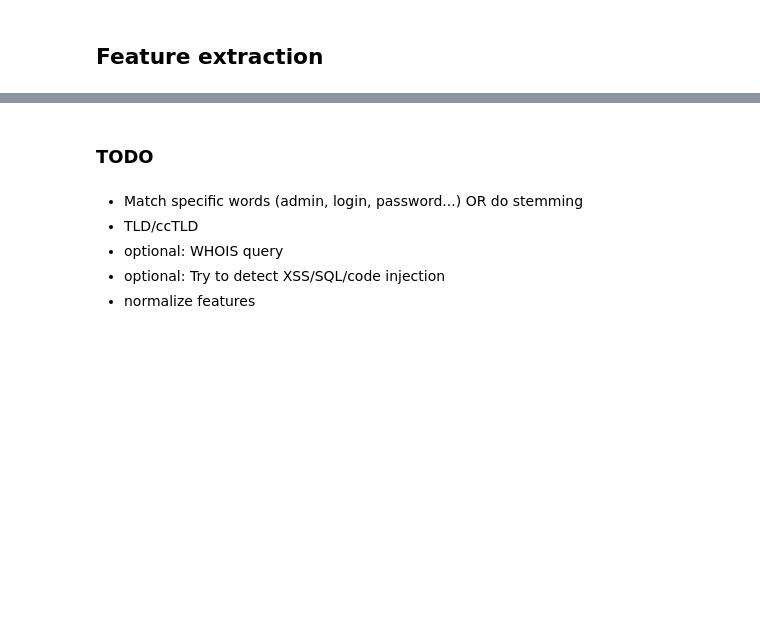
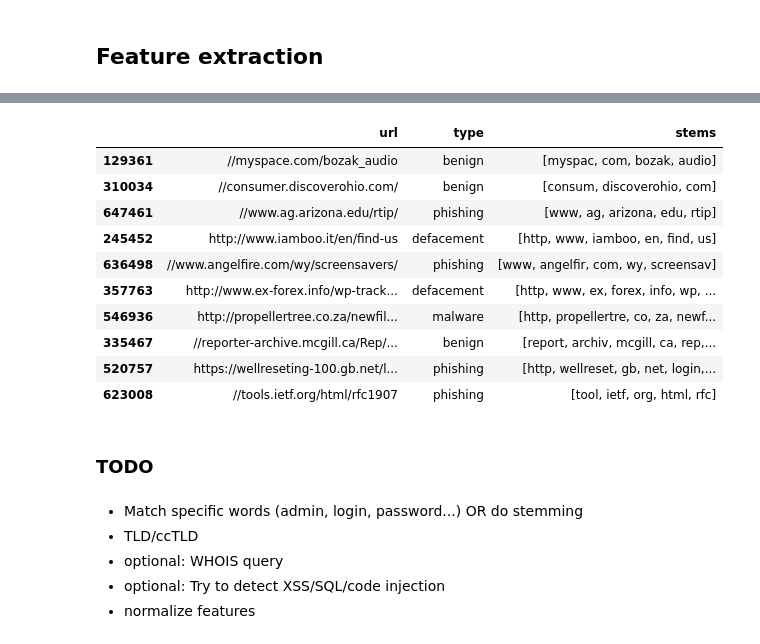
Before and after one commit to Metalcape/url-classifier, a Jupyter notebook: url-classifier.ipynb, the cells around one changed output, grey strips where cells are left out. Drawn from its saved outputs; the diff is of its cells as text; code cells hidden in the pictures; blank space fills up the shorter version.

Commit message:
Feature extraction

```diff
--- a/url-classifier.ipynb
+++ b/url-classifier.ipynb
@@ -273,6 +273,7 @@ df.query('type != "benign"').describe(include='all')
 | max | NaN | NaN | NaN | 1779.000000 | NaN | NaN | NaN | NaN | NaN | NaN | ... |
 # %%
 import ipaddress
+import tldextract as tldx
 
 def is_ip(url):
     try:
@@ -281,9 +282,16 @@ def is_ip(url):
         return False
     return str(ip) == url
 
+def count_subdomains(hostname, has_ip):
+    if has_ip:
+        return 0
+    else:
+        ext = tldx.extract(hostname)
+        return len(ext.subdomain.split('.'))
+
 df['hostname_lenght'] = df['hostname'].apply(lambda x: len(str(x)))
-
 df['has_ip'] = df['hostname'].apply(lambda x: is_ip(str(x)))
+df['num_subdomains'] = df.apply(lambda row: count_subdomains(row['hostname'], row['has_ip']), axis=1)
 
 df.query(expr='has_ip == True').describe(include='all')
 # %% [output]
@@ -342,6 +350,8 @@ df.query('is_shortener == True').describe(include='all')
 | max | NaN | NaN | NaN | 386.000000 | NaN | NaN | NaN | NaN | NaN | NaN | ... |
 # %%
 df['is_https'] =df['protocol'].apply(lambda x: str(x) == 'https')
-df.drop('protocol', axis=1, inplace=True)
-df.sample(10)
+df['is_abnormal_url'] = df['protocol'].apply(lambda x: str(x) == '')
+df['has_fragment'] = df['fragment'].apply(lambda x: str(x) != '')
+
+df.describe(include='all')
 # %% [output]
@@ -359,2 +370,0 @@ df.sample(10)
-# %%
-df.drop('fragment', axis=1, inplace=True)
@@ -375,0 +371,27 @@ df.describe(include='all')
+# %%
+import nltk
+
+nltk.download('stopwords')
+nltk.download('punkt')
+
+stopwords = set(nltk.corpus.stopwords.words('english'))
+stemmer = nltk.PorterStemmer()
+
+df_stem = pd.DataFrame(df[['url', 'type']])
+
+def extract_words(url):
+    url = re.sub('[^a-zA-Z ]', ' ', url)
+    url = re.sub(' +', ' ', url)
+    words = url.split(' ')
+    words = list(filter(None, words))
+    return words
+
+def stem(url):
+    tokens = extract_words(url)
+    if len(tokens) > 2:
+        return [stemmer.stem(w) for w in tokens if w not in stopwords]
+    return []
+
+df_stem['stems'] = df_stem['url'].apply(stem)
+df_stem.sample(10)
+# %% [output]
@@ -376,3 +404,14 @@ df.describe(include='all')
+|  | url | type | stems |
+| 129361 | //myspace.com/bozak_audio | benign | [myspac, com, bozak, audio] |
+| 310034 | //consumer.discoverohio.com/ | benign | [consum, discoverohio, com] |
+| 647461 | //www.ag.arizona.edu/rtip/ | phishing | [www, ag, arizona, edu, rtip] |
+| 245452 | http://www.iamboo.it/en/find-us | defacement | [http, www, iamboo, en, find, us] |
+| 636498 | //www.angelfire.com/wy/screensavers/ | phishing | [www, angelfir, com, wy, screensav] |
+| 357763 | http://www.ex-forex.info/wp-track... | defacement | [http, www, ex, forex, info, wp, ... |
+| 546936 | http://propellertree.co.za/newfil... | malware | [http, propellertre, co, za, newf... |
+| 335467 | //reporter-archive.mcgill.ca/Rep/... | benign | [report, archiv, mcgill, ca, rep,... |
+| 520757 | https://wellreseting-100.gb.net/l... | phishing | [http, wellreset, gb, net, login,... |
+| 623008 | //tools.ietf.org/html/rfc1907 | phishing | [tool, ietf, org, html, rfc] |
 # %% [markdown]
 ### TODO
 # %% [markdown]
```
Also changed, not shown: parts of 4 cells of this notebook.
